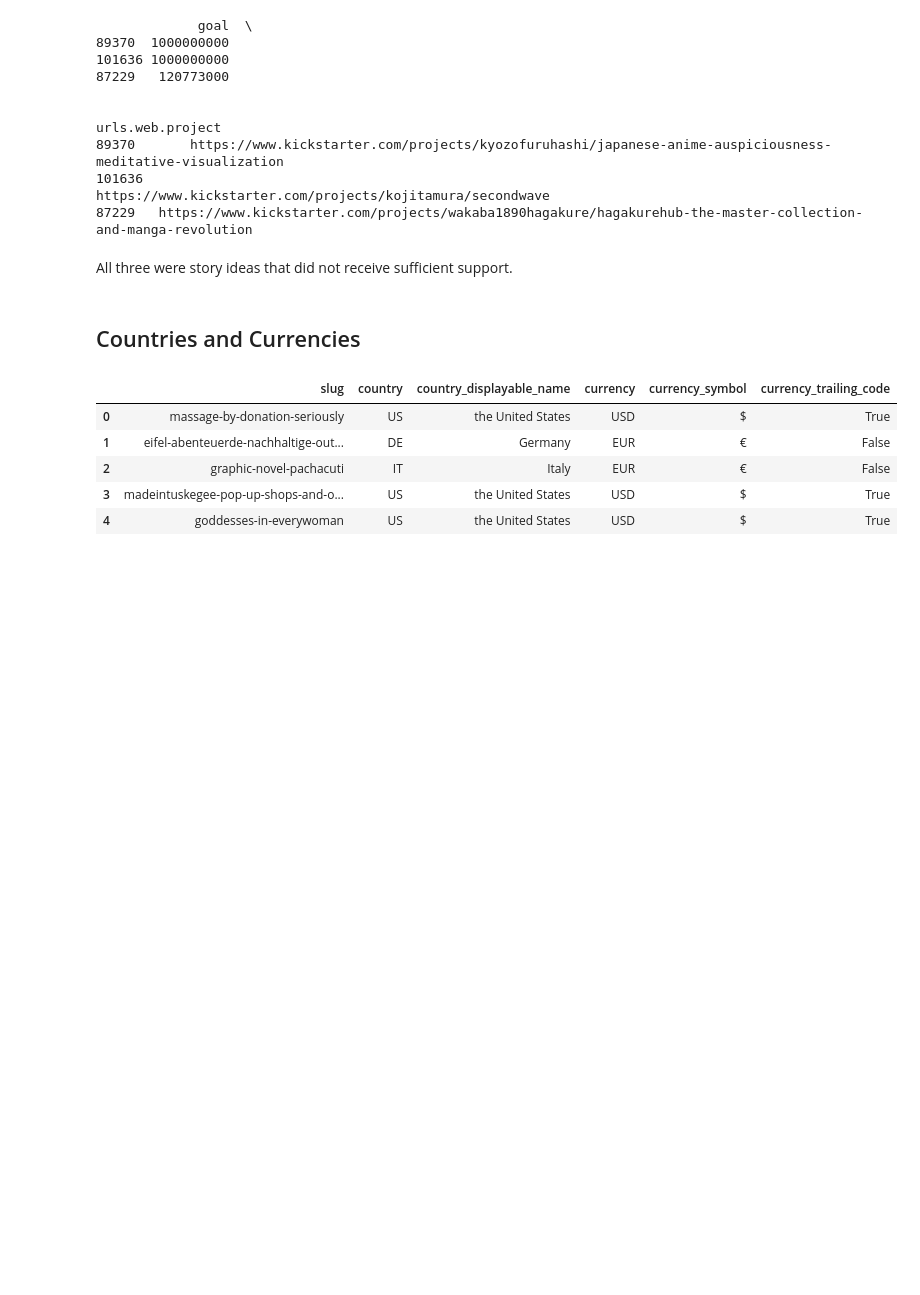
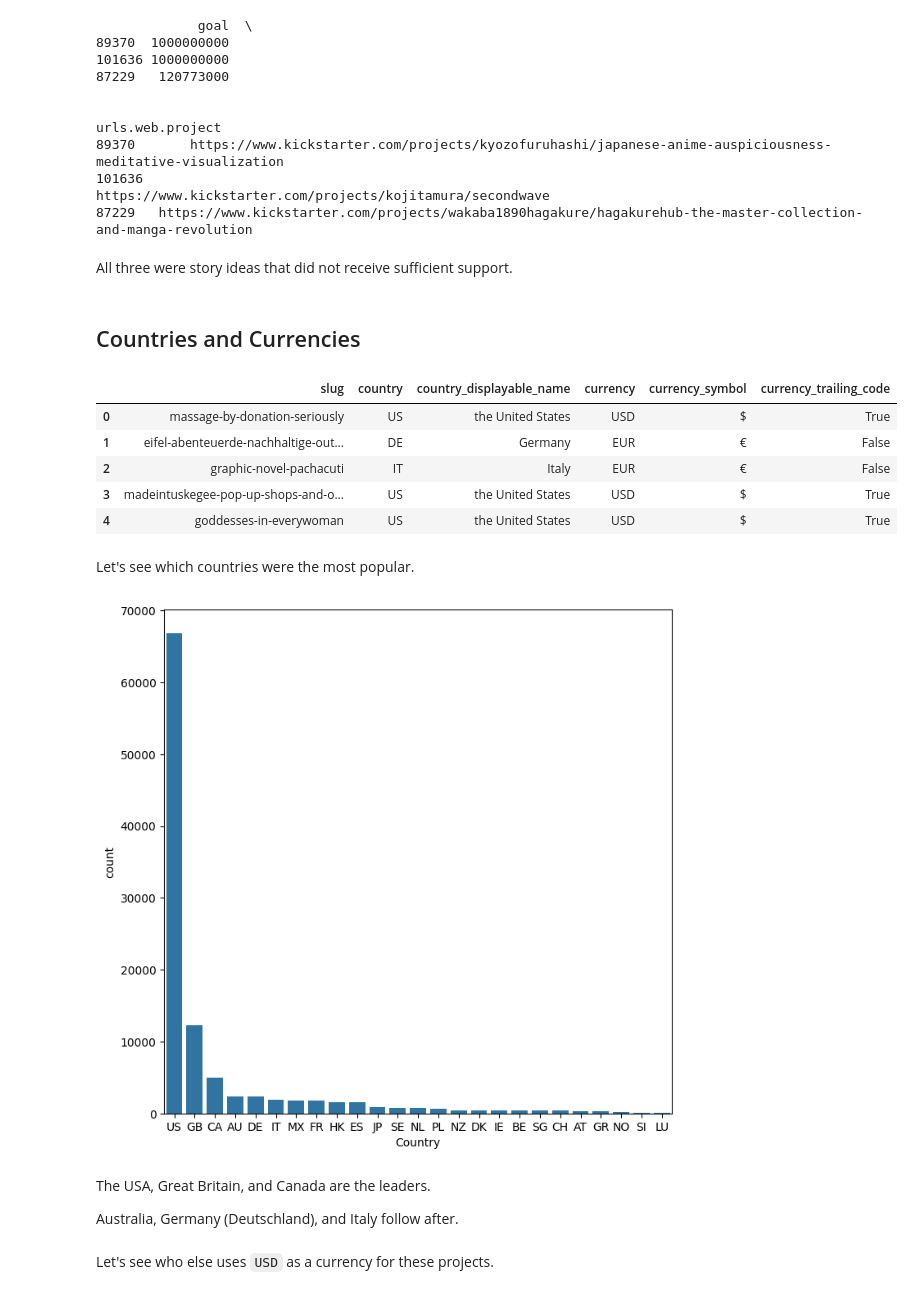
Before and after one commit to blue-santa/kickstarter-campaign-analysis, a Jupyter notebook: project-files/03-exploratory-data-analysis/02-eda-kickstarter.ipynb, the cells around one changed output. Drawn from its saved outputs; the diff is of its cells as text; code cells hidden in the pictures; blank space fills up the shorter version.

```diff
--- a/project-files/03-exploratory-data-analysis/02-eda-kickstarter.ipynb
+++ b/project-files/03-exploratory-data-analysis/02-eda-kickstarter.ipynb
@@ -371,3 +371,23 @@ df.iloc[:, pos_start:pos_end].head()
 | 2 | graphic-novel-pachacuti | IT | Italy | EUR | € | False |
 | 3 | madeintuskegee-pop-up-shops-and-o... | US | the United States | USD | $ | True |
 | 4 | goddesses-in-everywoman | US | the United States | USD | $ | True |
+# %% [markdown]
+Let's see which countries were the most popular.
+# %%
+fig, ax = plt.subplots(figsize=(8, 8))
+sns.countplot(
+    data=df,
+    x='country',
+    ax=ax,
+    order=df['country'].value_counts().index
+)
+ax.set_xlabel('Country')
+plt.show()
+# %% [output]
+[figure, added]
+# %% [markdown]
+The USA, Great Britain, and Canada are the leaders.
+
+Australia, Germany (Deutschland), and Italy follow after.
+# %% [markdown]
+Let's see who else uses `USD` as a currency for these projects.
```
Also changed, not shown: parts of 21 cells of this notebook, 1 other file.
